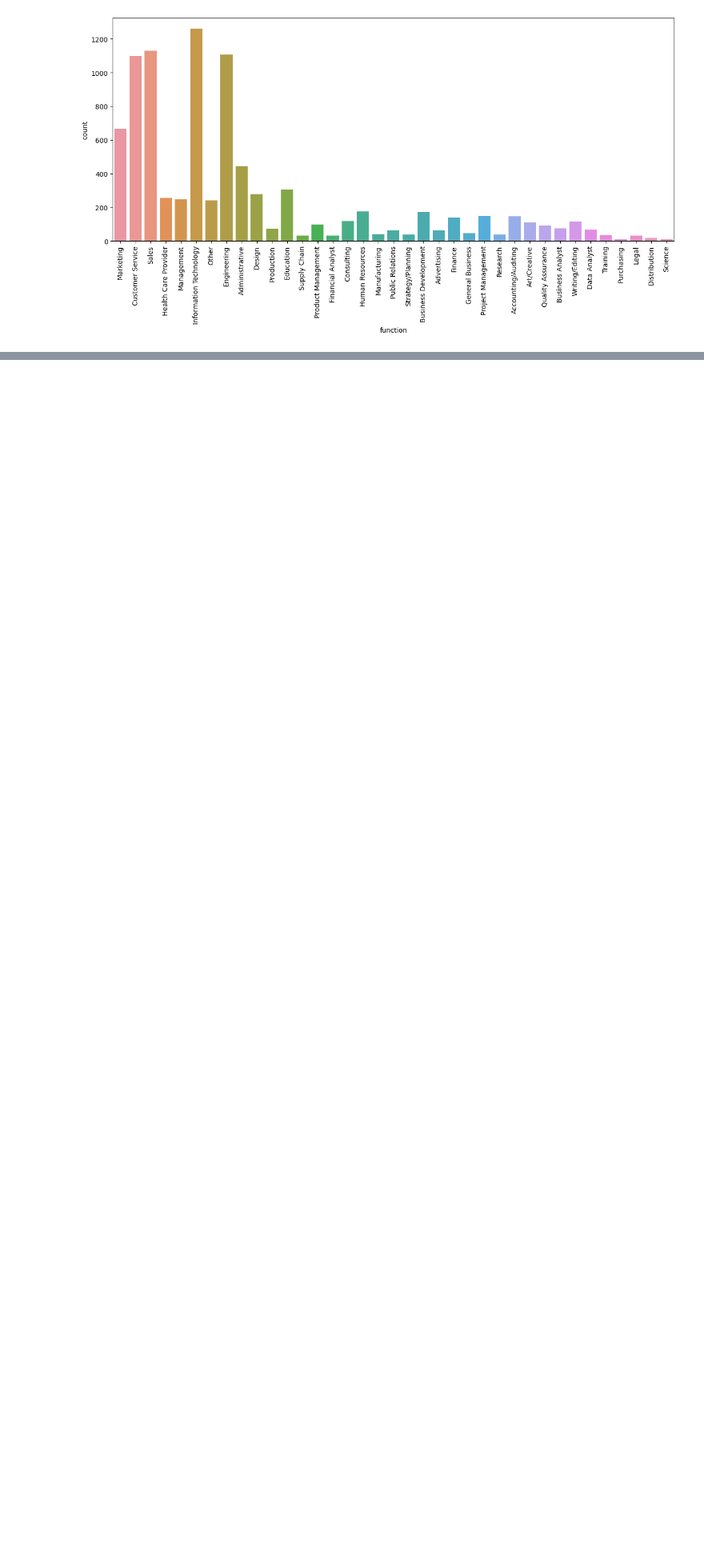
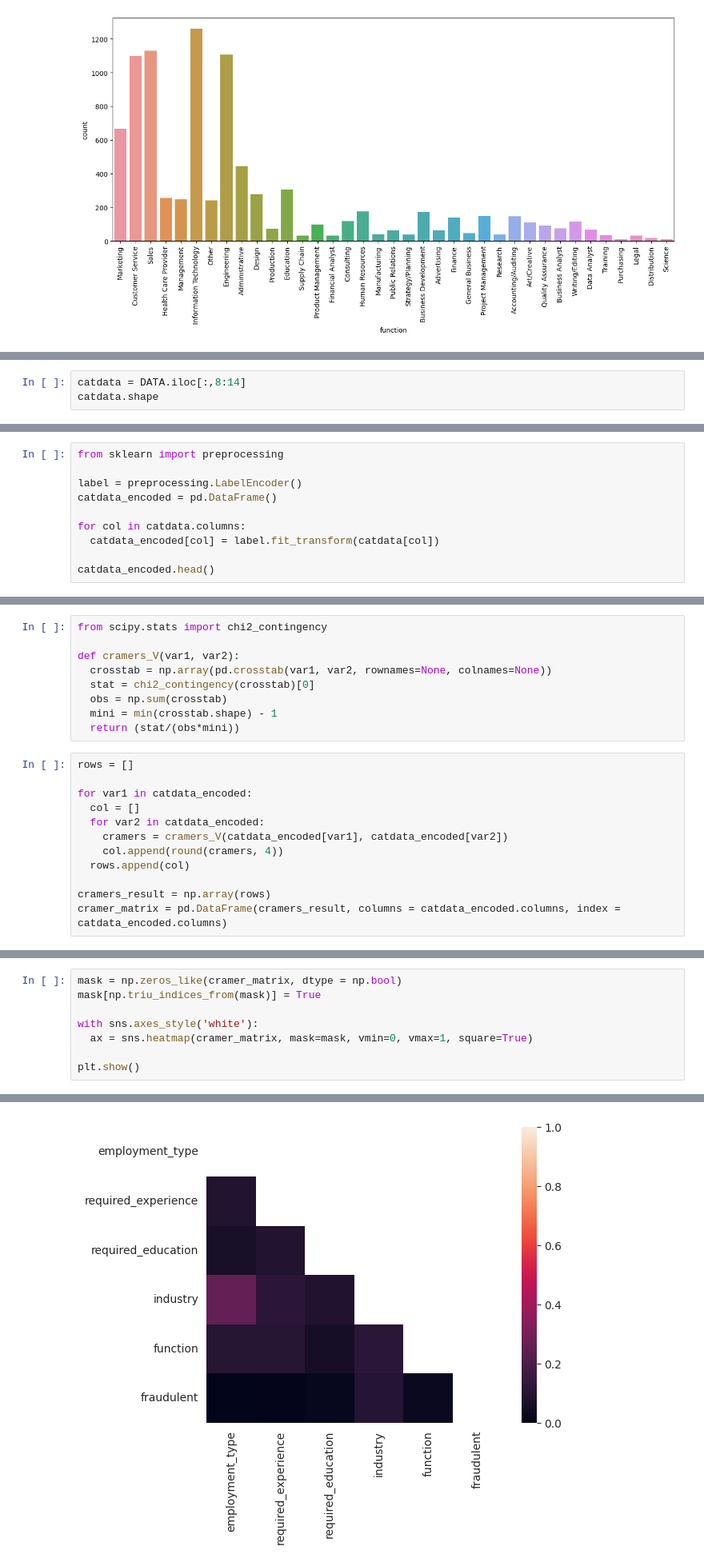
Before and after one commit to glistering96/BigDataAnalysis-HYU-IE, a Jupyter notebook: notebook/EDA.ipynb, the cells around one changed output, grey strips where cells are left out. Shown: that part at 80% size. Drawn from its saved outputs; the diff is of its cells as text; blank space fills up the shorter version.

Commit message:
cramer correlation eda added

```diff
--- a/notebook/EDA.ipynb
+++ b/notebook/EDA.ipynb
@@ -282,0 +279,3 @@ cat_plot('function', rdata,(15,6))
+# %%
+catdata = DATA.iloc[:,8:14]
+catdata.shape
@@ -282,0 +284,10 @@ cat_plot('function', rdata,(15,6))
+# %%
+from sklearn import preprocessing
+
+label = preprocessing.LabelEncoder()
+catdata_encoded = pd.DataFrame()
+
+for col in catdata.columns:
+  catdata_encoded[col] = label.fit_transform(catdata[col])
+
+catdata_encoded.head()
@@ -282,0 +301,21 @@ cat_plot('function', rdata,(15,6))
+# %%
+from scipy.stats import chi2_contingency
+
+def cramers_V(var1, var2):
+  crosstab = np.array(pd.crosstab(var1, var2, rownames=None, colnames=None))
+  stat = chi2_contingency(crosstab)[0]
+  obs = np.sum(crosstab)
+  mini = min(crosstab.shape) - 1
+  return (stat/(obs*mini))
+# %%
+rows = []
+
+for var1 in catdata_encoded:
+  col = []
+  for var2 in catdata_encoded:
+    cramers = cramers_V(catdata_encoded[var1], catdata_encoded[var2])
+    col.append(round(cramers, 4))
+  rows.append(col)
+
+cramers_result = np.array(rows)
+cramer_matrix = pd.DataFrame(cramers_result, columns = catdata_encoded.columns, index = catdata_encoded.columns)
@@ -282,0 +332,9 @@ cat_plot('function', rdata,(15,6))
+# %%
+mask = np.zeros_like(cramer_matrix, dtype = np.bool)
+mask[np.triu_indices_from(mask)] = True
+
+with sns.axes_style('white'):
+  ax = sns.heatmap(cramer_matrix, mask=mask, vmin=0, vmax=1, square=True)
+
+plt.show()
+# %% [output]
@@ -282,0 +343 @@ cat_plot('function', rdata,(15,6))
+[figure, added]
```
Also changed, not shown: parts of 12 cells of this notebook, 5 other files.
